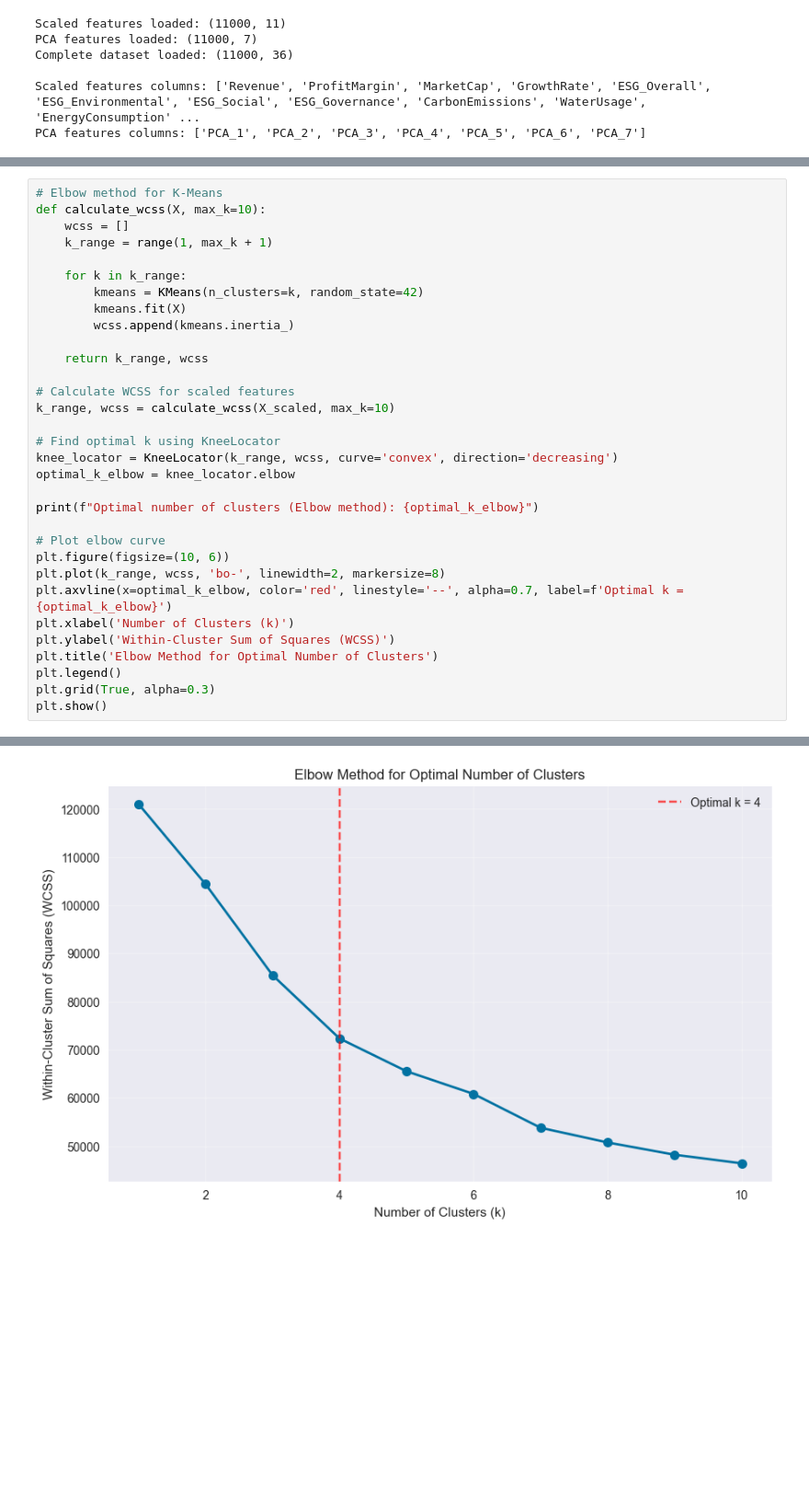
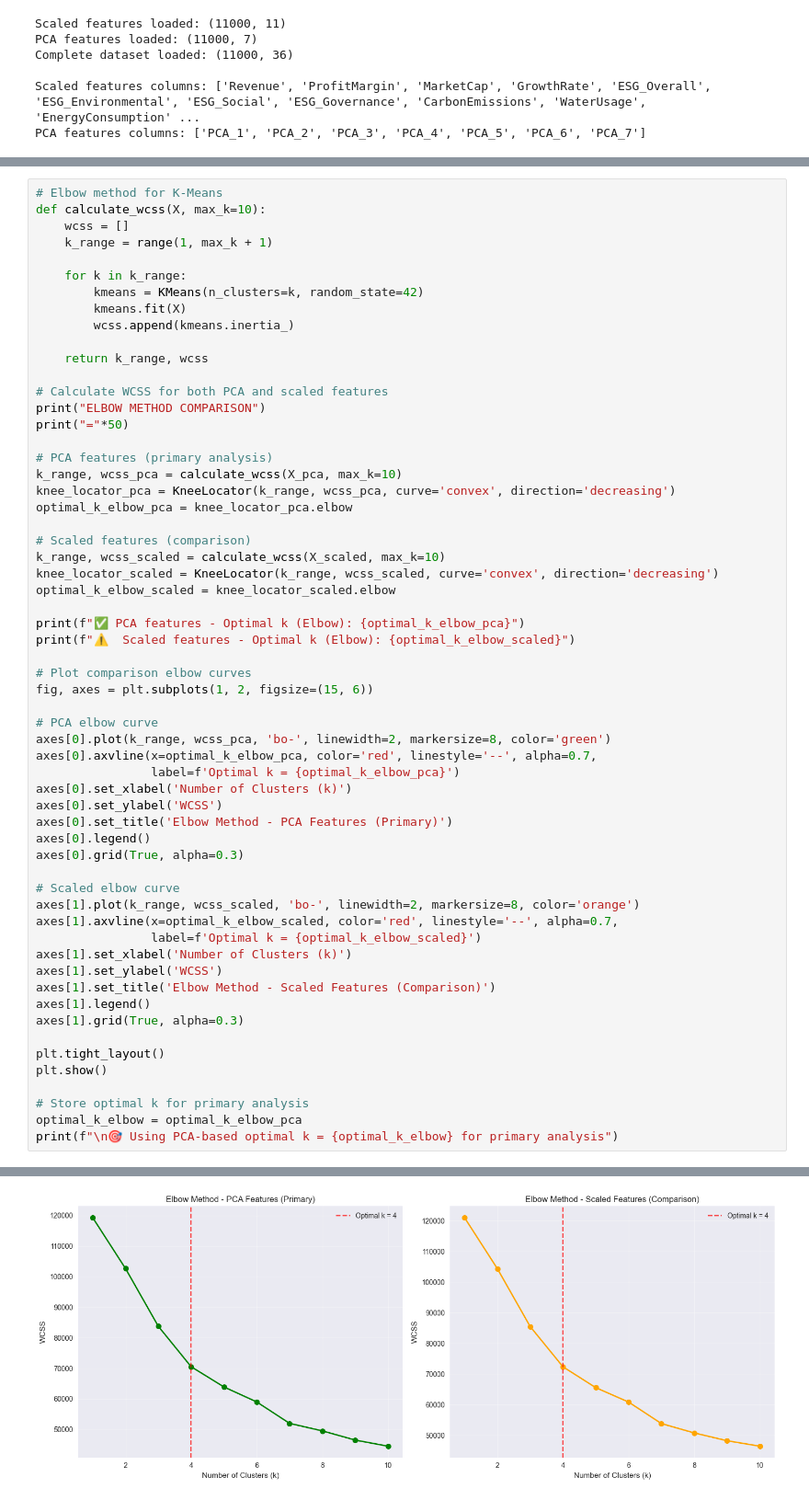
Before and after one commit to Jannik-m12/Clustering, a Jupyter notebook: Notebooks/03_Clustering_Analysis.ipynb, the cells around one changed output, grey strips where cells are left out. Shown at 92% size. Cells and saved outputs as stored; diff of their text form; blank space fills up the shorter version.

```diff
--- a/Notebooks/03_Clustering_Analysis.ipynb
+++ b/Notebooks/03_Clustering_Analysis.ipynb
@@ -104,23 +167,50 @@ def calculate_wcss(X, max_k=10):
 
     return k_range, wcss
 
-# Calculate WCSS for scaled features
-k_range, wcss = calculate_wcss(X_scaled, max_k=10)
+# Calculate WCSS for both PCA and scaled features
+print("ELBOW METHOD COMPARISON")
+print("="*50)
 
-# Find optimal k using KneeLocator
-knee_locator = KneeLocator(k_range, wcss, curve='convex', direction='decreasing')
-optimal_k_elbow = knee_locator.elbow
+# PCA features (primary analysis)
+k_range, wcss_pca = calculate_wcss(X_pca, max_k=10)
+knee_locator_pca = KneeLocator(k_range, wcss_pca, curve='convex', direction='decreasing')
+optimal_k_elbow_pca = knee_locator_pca.elbow
 
-print(f"Optimal number of clusters (Elbow method): {optimal_k_elbow}")
+# Scaled features (comparison)
+k_range, wcss_scaled = calculate_wcss(X_scaled, max_k=10)
+knee_locator_scaled = KneeLocator(k_range, wcss_scaled, curve='convex', direction='decreasing')
+optimal_k_elbow_scaled = knee_locator_scaled.elbow
 
-# Plot elbow curve
-plt.figure(figsize=(10, 6))
-plt.plot(k_range, wcss, 'bo-', linewidth=2, markersize=8)
-plt.axvline(x=optimal_k_elbow, color='red', linestyle='--', alpha=0.7, label=f'Optimal k = {optimal_k_elbow}')
-plt.xlabel('Number of Clusters (k)')
-plt.ylabel('Within-Cluster Sum of Squares (WCSS)')
-plt.title('Elbow Method for Optimal Number of Clusters')
-plt.legend()
-plt.grid(True, alpha=0.3)
+print(f"✅ PCA features - Optimal k (Elbow): {optimal_k_elbow_pca}")
+print(f"⚠️  Scaled features - Optimal k (Elbow): {optimal_k_elbow_scaled}")
+
+# Plot comparison elbow curves
+fig, axes = plt.subplots(1, 2, figsize=(15, 6))
+
+# PCA elbow curve
+axes[0].plot(k_range, wcss_pca, 'bo-', linewidth=2, markersize=8, color='green')
+axes[0].axvline(x=optimal_k_elbow_pca, color='red', linestyle='--', alpha=0.7,
+                label=f'Optimal k = {optimal_k_elbow_pca}')
+axes[0].set_xlabel('Number of Clusters (k)')
+axes[0].set_ylabel('WCSS')
+axes[0].set_title('Elbow Method - PCA Features (Primary)')
+axes[0].legend()
+axes[0].grid(True, alpha=0.3)
+
+# Scaled elbow curve
+axes[1].plot(k_range, wcss_scaled, 'bo-', linewidth=2, markersize=8, color='orange')
+axes[1].axvline(x=optimal_k_elbow_scaled, color='red', linestyle='--', alpha=0.7,
+                label=f'Optimal k = {optimal_k_elbow_scaled}')
+axes[1].set_xlabel('Number of Clusters (k)')
+axes[1].set_ylabel('WCSS')
+axes[1].set_title('Elbow Method - Scaled Features (Comparison)')
+axes[1].legend()
+axes[1].grid(True, alpha=0.3)
+
+plt.tight_layout()
 plt.show()
+
+# Store optimal k for primary analysis
+optimal_k_elbow = optimal_k_elbow_pca
+print(f"\n🎯 Using PCA-based optimal k = {optimal_k_elbow} for primary analysis")
 # %% [output]
@@ -128 +223 @@ Optimal number of clusters (Elbow method): 4
-[figure, old version]
+[figure, new version]
```
Also changed, not shown: parts of 21 cells of this notebook, 6 other files.
